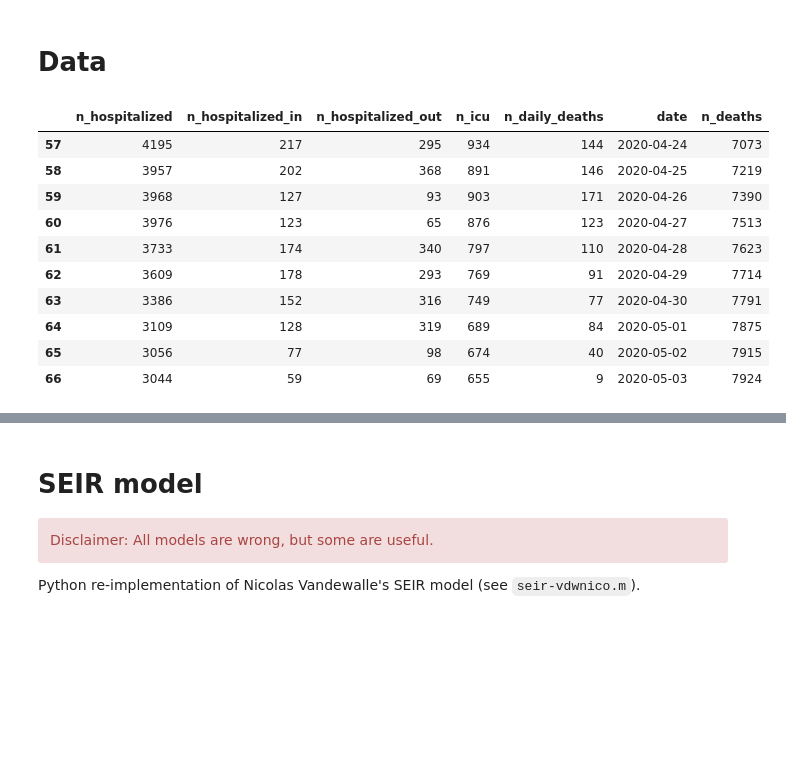
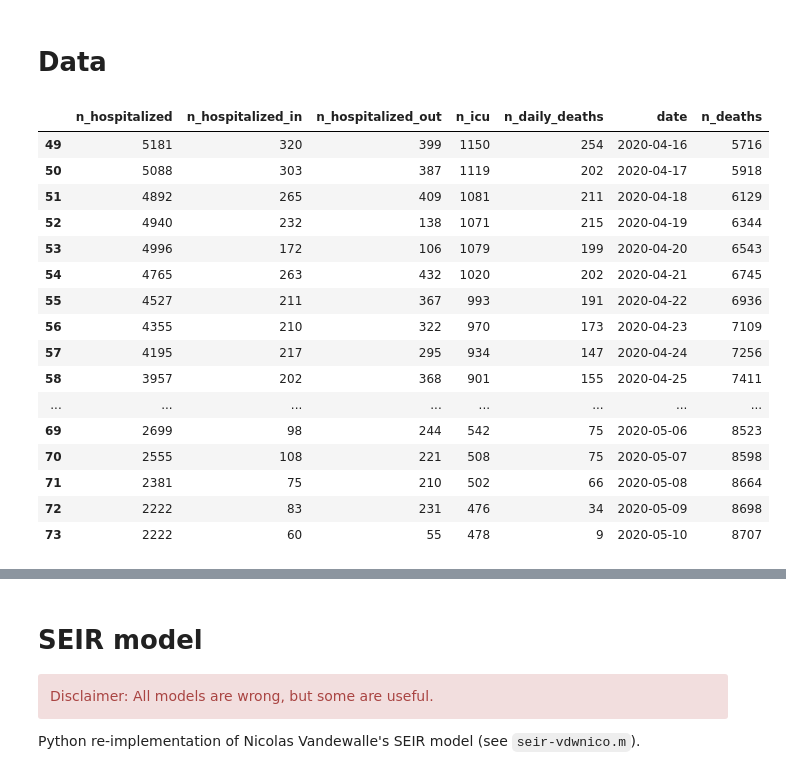
Before and after one commit to glouppe/covid19be, a Jupyter notebook: seir-vdwnico.ipynb, the cells around one changed output, grey strips where cells are left out. Saved outputs shown, nothing was run; the diff lists cells and outputs as text; code cells hidden in the pictures; blank space fills up the shorter version.

```diff
--- a/seir-vdwnico.ipynb
+++ b/seir-vdwnico.ipynb
@@ -9,19 +9,25 @@ import matplotlib.pyplot as plt
 from covid19be import load_data
 data = load_data()
 # %%
-data.tail(10)
+data.tail(25)
 # %% [output]
 |  | n_hospitalized | n_hospitalized_in | n_hospitalized_out | n_icu | n_daily_deaths | date | n_deaths |
-| 57 | 4195 | 217 | 295 | 934 | 144 | 2020-04-24 | 7073 |
-| 58 | 3957 | 202 | 368 | 891 | 146 | 2020-04-25 | 7219 |
-| 59 | 3968 | 127 | 93 | 903 | 171 | 2020-04-26 | 7390 |
-| 60 | 3976 | 123 | 65 | 876 | 123 | 2020-04-27 | 7513 |
-| 61 | 3733 | 174 | 340 | 797 | 110 | 2020-04-28 | 7623 |
-| 62 | 3609 | 178 | 293 | 769 | 91 | 2020-04-29 | 7714 |
-| 63 | 3386 | 152 | 316 | 749 | 77 | 2020-04-30 | 7791 |
-| 64 | 3109 | 128 | 319 | 689 | 84 | 2020-05-01 | 7875 |
-| 65 | 3056 | 77 | 98 | 674 | 40 | 2020-05-02 | 7915 |
-| 66 | 3044 | 59 | 69 | 655 | 9 | 2020-05-03 | 7924 |
+| 49 | 5181 | 320 | 399 | 1150 | 254 | 2020-04-16 | 5716 |
+| 50 | 5088 | 303 | 387 | 1119 | 202 | 2020-04-17 | 5918 |
+| 51 | 4892 | 265 | 409 | 1081 | 211 | 2020-04-18 | 6129 |
+| 52 | 4940 | 232 | 138 | 1071 | 215 | 2020-04-19 | 6344 |
+| 53 | 4996 | 172 | 106 | 1079 | 199 | 2020-04-20 | 6543 |
+| 54 | 4765 | 263 | 432 | 1020 | 202 | 2020-04-21 | 6745 |
+| 55 | 4527 | 211 | 367 | 993 | 191 | 2020-04-22 | 6936 |
+| 56 | 4355 | 210 | 322 | 970 | 173 | 2020-04-23 | 7109 |
+| 57 | 4195 | 217 | 295 | 934 | 147 | 2020-04-24 | 7256 |
+| 58 | 3957 | 202 | 368 | 901 | 155 | 2020-04-25 | 7411 |
+| ... | ... | ... | ... | ... | ... | ... | ... |
+| 69 | 2699 | 98 | 244 | 542 | 75 | 2020-05-06 | 8523 |
+| 70 | 2555 | 108 | 221 | 508 | 75 | 2020-05-07 | 8598 |
+| 71 | 2381 | 75 | 210 | 502 | 66 | 2020-05-08 | 8664 |
+| 72 | 2222 | 83 | 231 | 476 | 34 | 2020-05-09 | 8698 |
+| 73 | 2222 | 60 | 55 | 478 | 9 | 2020-05-10 | 8707 |
 # %%
 data[["n_hospitalized", "n_icu", "n_deaths"]].plot(style=".")
 # %% [output]
```
Also changed, not shown: parts of 4 cells of this notebook, 2 other files.
